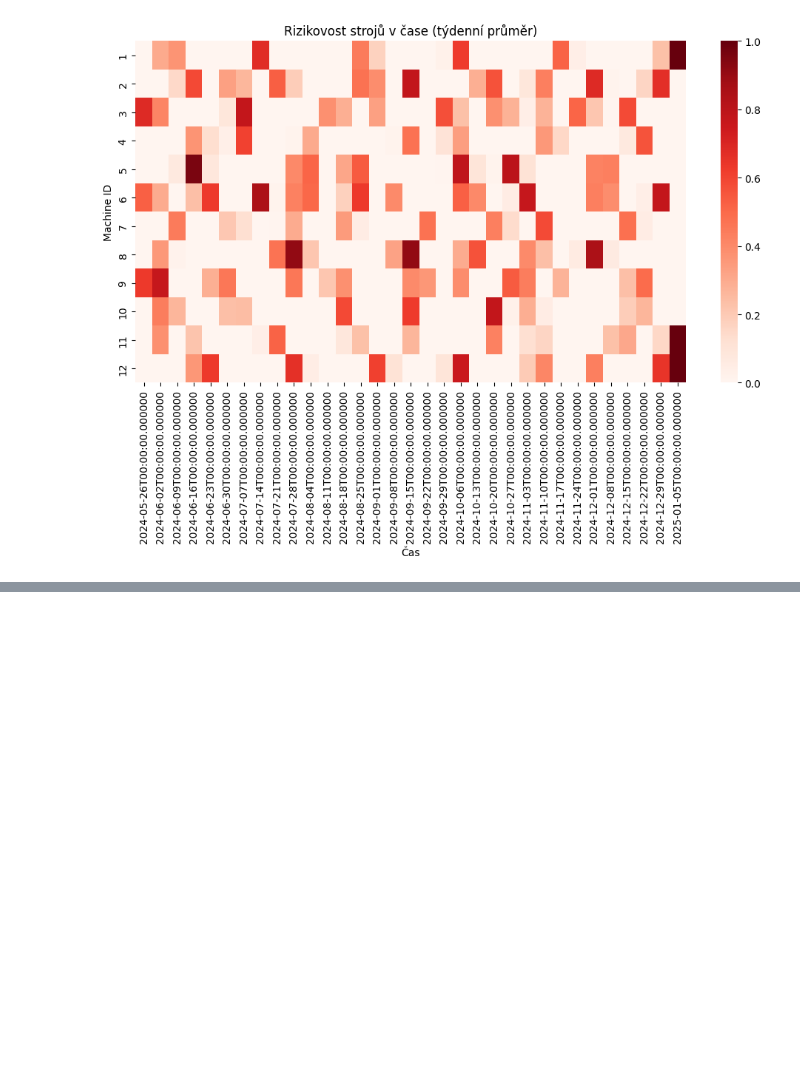
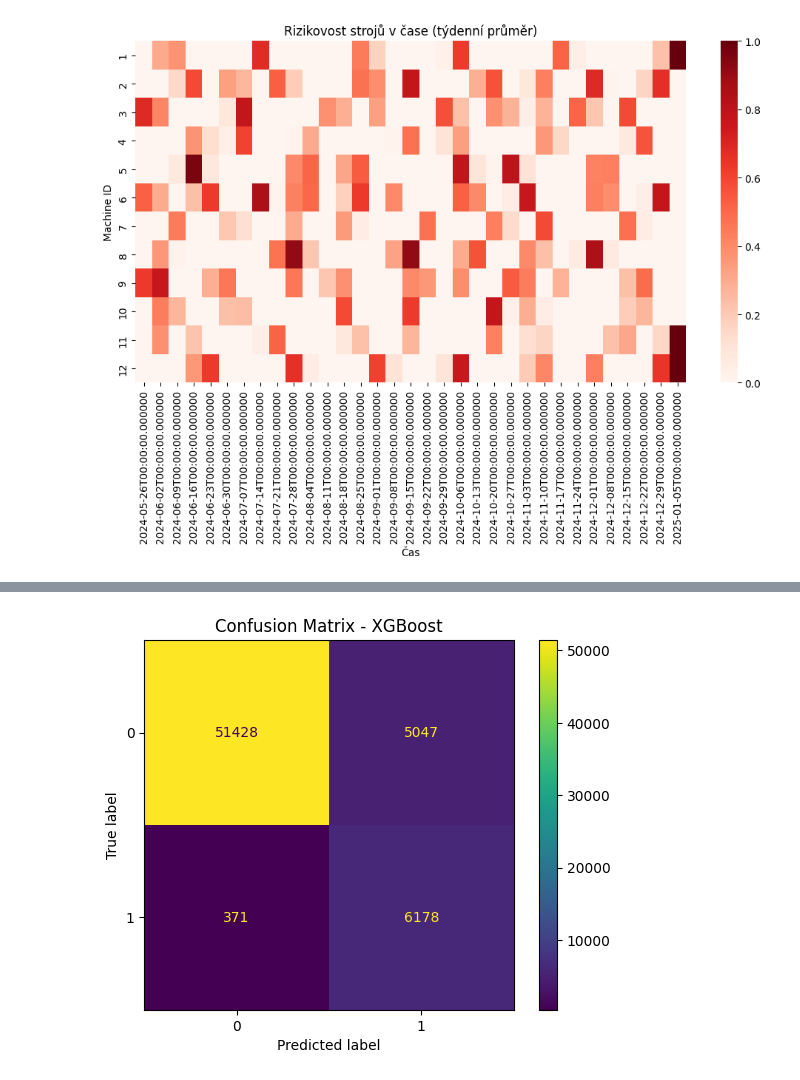
Before and after one commit to jiravo/diplomova-prace, a Jupyter notebook: predictive/failure_72h.ipynb, the cells around one changed output, grey strips where cells are left out. Saved outputs shown, nothing was run; the diff lists cells and outputs as text; code cells hidden in the pictures; blank space fills up the shorter version.

Commit message:
Update prediction failure_type and 72h.

```diff
--- a/predictive/failure_72h.ipynb
+++ b/predictive/failure_72h.ipynb
@@ -513,0 +518,11 @@ final_table
+# %%
+import pandas as pd
+import matplotlib.pyplot as plt
+from xgboost import XGBClassifier
+
+# Načtení datasetu
+df_xgb = pd.read_csv("../data/ML/Predictive_Dataset.csv", parse_dates=["timestamp"])
+df_xgb = df_xgb.sort_values("timestamp")
+
+# Kontrola dat
+df_xgb.head()
@@ -513,0 +584,4 @@ final_table
+# %%
+# Odstranění NaN hodnot rolling features
+df_xgb_model = df_xgb_model.dropna(subset=features_xgb)
+df_xgb_model = df_xgb_model.reset_index(drop=True)
@@ -513,0 +612,23 @@ final_table
+# %%
+# Rozdělení datasetu dle času (model se učí na starých datech a testuje na nových)
+# Seřazení dat
+df_xgb_model = df_xgb_model.sort_values("timestamp")
+
+# Split podle času
+split_time_xgb = df_xgb_model["timestamp"].quantile(0.8)
+
+train_xgb = df_xgb_model[df_xgb_model["timestamp"] < split_time_xgb]
+test_xgb = df_xgb_model[df_xgb_model["timestamp"] >= split_time_xgb]
+
+# Vytvoření X a y
+X_train_xgb = train_xgb[features_xgb]
+y_train_xgb = train_xgb["target_failure_72h"]
+
+X_test_xgb = test_xgb[features_xgb]
+y_test_xgb = test_xgb["target_failure_72h"]
+# %%
+# XGBoost
+model_xgb = XGBClassifier(random_state=42, eval_metric="logloss")
+model_xgb.fit(X_train_xgb, y_train_xgb)
+
+pred_xgb = model_xgb.predict(X_test_xgb)
@@ -513,0 +651,9 @@ final_table
+# %%
+# Confusion metrix XGBoost
+from sklearn.metrics import ConfusionMatrixDisplay
+
+ConfusionMatrixDisplay.from_predictions(y_test_xgb, pred_xgb)
+plt.title("Confusion Matrix - XGBoost")
+plt.show()
+# %% [output]
+[figure, added]
```
Also changed, not shown: parts of 10 cells of this notebook, 2 other files.
